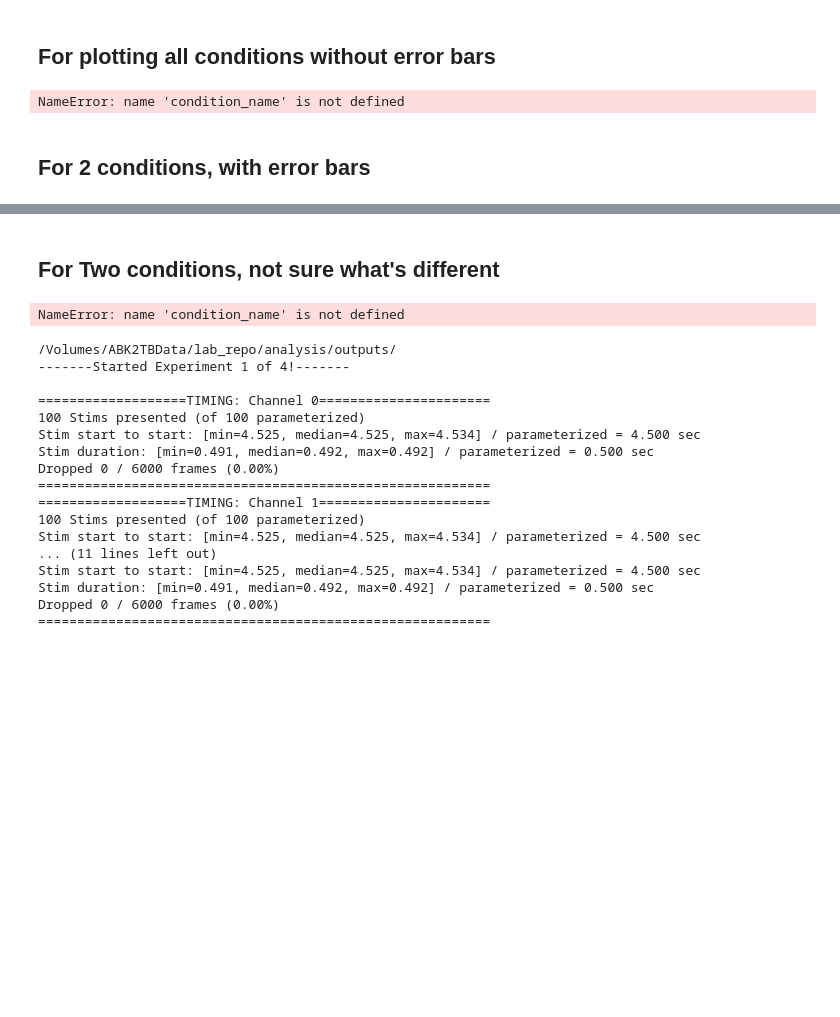
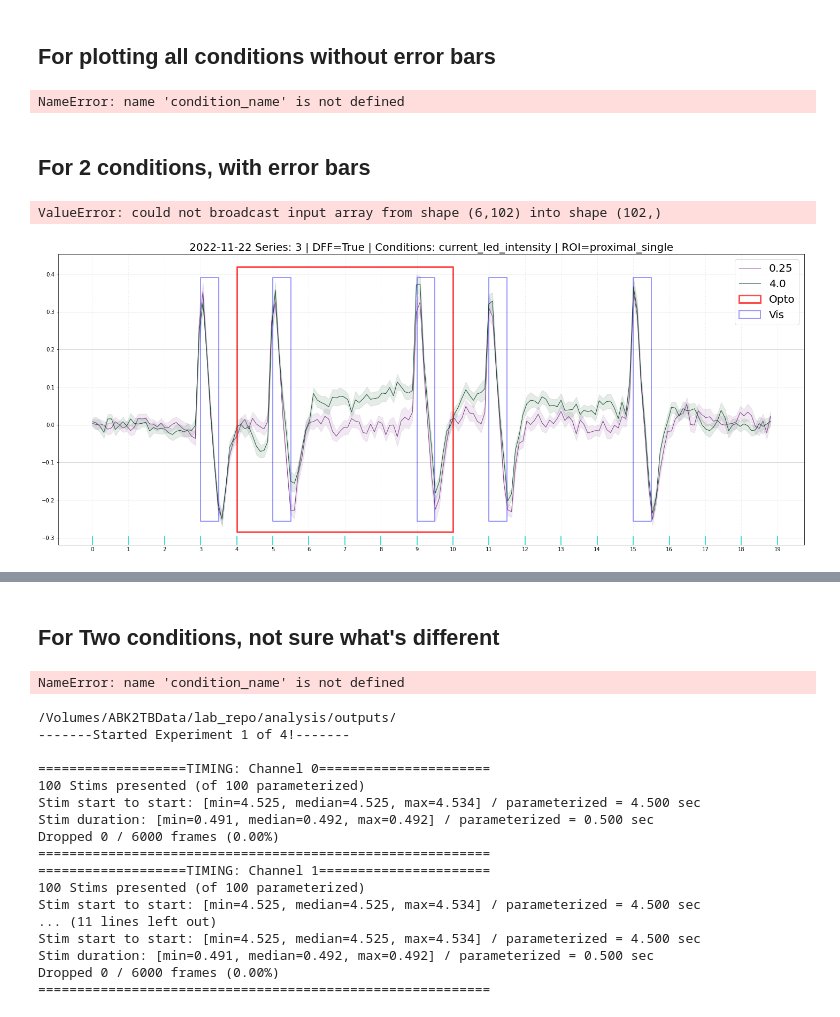
Before and after one commit to Biofall/two_photon_analysis, a Jupyter notebook: notebooks/trace_plotting.ipynb, the cells around one changed output, grey strips where cells are left out. Drawn from its saved outputs; the diff is of its cells as text; code cells hidden in the pictures; blank space fills up the shorter version.

Commit message:
Update trace_plotting.ipynb
added flies

```diff
--- a/notebooks/trace_plotting.ipynb
+++ b/notebooks/trace_plotting.ipynb
@@ -518,7 +519,7 @@ def getROIResponsebyCondition(expts_list, condition_name, alt_pre_time=2):
 
     if isinstance(condition_name, str):
         condition_dim = 'single'
-    elif:
+    else:
         condition_dim = 'multi'
 
     if condition_dim == 'single':
@@ -650,3 +653,28 @@ NameError: name 'condition_name' is not defined
+# %%
+# For motion corrected data:
+
+# B/c plotRawROIResponseByCondition needs it.. fix later
+roi_data = ID.getRoiResponses(mi1_all_single[0,3])
+
+dff = True
+df = False
+for layer_ind in range(mi1_all_single.shape[0]):
+    ID, ROI_conditions_mean, ROI_conditions_sem_minus, ROI_conditions_sem_plus, conditions, num_conditions = getROIResponsebyCondition(mi1_all_single[layer_ind], condition_name, alt_pre_time=2)
+
+    ROI_conditions_mean = ROI_conditions_mean[(0,4), :]
+    ROI_conditions_sem_minus = ROI_conditions_sem_minus[(0,4), :]
+    ROI_conditions_sem_plus = ROI_conditions_sem_plus[(0,4), :]
+    conditions = np.take(conditions, [0, 4])
+    num_conditions = 2
+
+    plotRawROIResponseByCondition(ROI_conditions_mean, ROI_conditions_sem_minus,
+                                  ROI_conditions_sem_plus, conditions, num_conditions,
+                                  ID, expts_list = mi1_all_single[layer_ind],
+                                  plot_error_bars = True, savefig = False,
+                                 )
+# %% [output]
+ValueError: could not broadcast input array from shape (6,102) into shape (102,)
+[figure, added]
 # %%
 dff = True
 for layer_ind in range(expts_all_layers.shape[0]):
```
Also changed, not shown: parts of 3 cells of this notebook.
